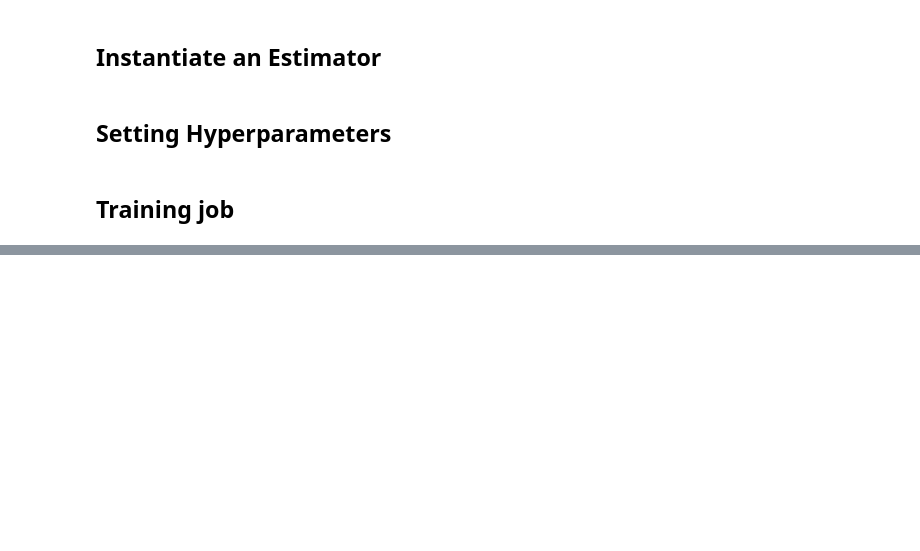
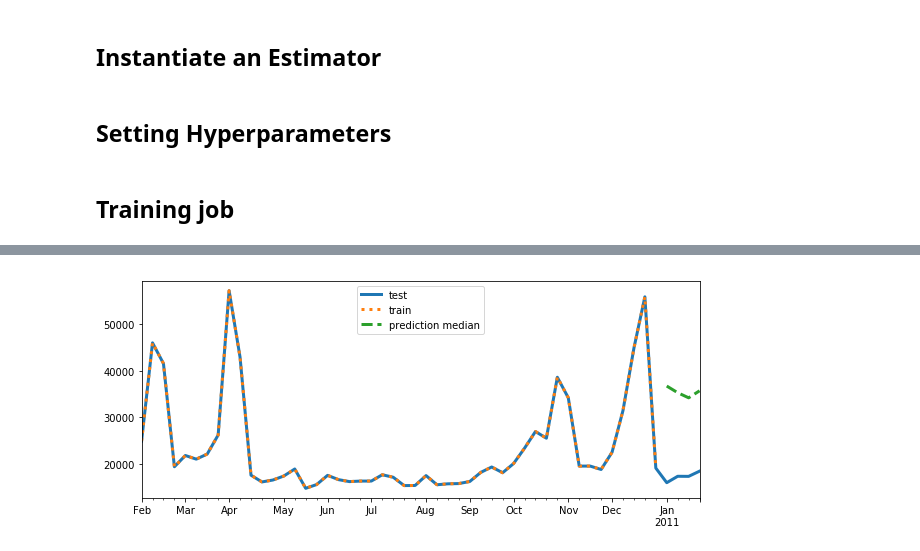
Before and after one commit to Corentin-M/Sales_forecasting, a Jupyter notebook: DeepAR_NoFeatures.ipynb, the cells around one changed output, grey strips where cells are left out. Drawn from its saved outputs; the diff is of its cells as text; code cells hidden in the pictures; blank space fills up the shorter version.

```diff
--- a/DeepAR_NoFeatures.ipynb
+++ b/DeepAR_NoFeatures.ipynb
@@ -383,0 +439,17 @@ predictor = estimator.deploy(
+# %%
+# helper function to decode JSON prediction
+def decode_prediction(prediction, encoding='utf-8'):
+    '''Accepts a JSON prediction and returns a list of prediction data.
+    '''
+    prediction_data = json.loads(prediction.decode(encoding))
+    prediction_list = []
+    for k in range(len(prediction_data['predictions'])):
+        prediction_list.append(pd.DataFrame(data=prediction_data['predictions'][k]['quantiles']))
+    return prediction_list
+# %%
+# get quantiles/predictions
+prediction_list = decode_prediction(json_prediction)
+
+# should get a list of 4 predictions
+# with corresponding quantile values
+print(prediction_list[0])
@@ -383,0 +467,20 @@ predictor = estimator.deploy(
+# %%
+# display train/test time series and prediction median
+time_series_idx = 0
+
+pred_df = prediction_list[time_series_idx]['0.5']
+pred_df.index = time_series[time_series_idx][-6:-2].index
+pred_df
+
+plt.figure(figsize=(10,4))
+# test data is the whole time series
+time_series[time_series_idx][:-2].plot(label='test', lw=3)
+# train data is all but the last prediction pts
+time_series_training[time_series_idx][:-2].plot(label='train', ls=':', lw=3)
+
+pred_df.plot(label='prediction median', ls="--", lw=3)
+
+plt.legend()
+plt.show()
+# %% [output]
+[figure, added]
```
Also changed, not shown: parts of 20 cells of this notebook.
